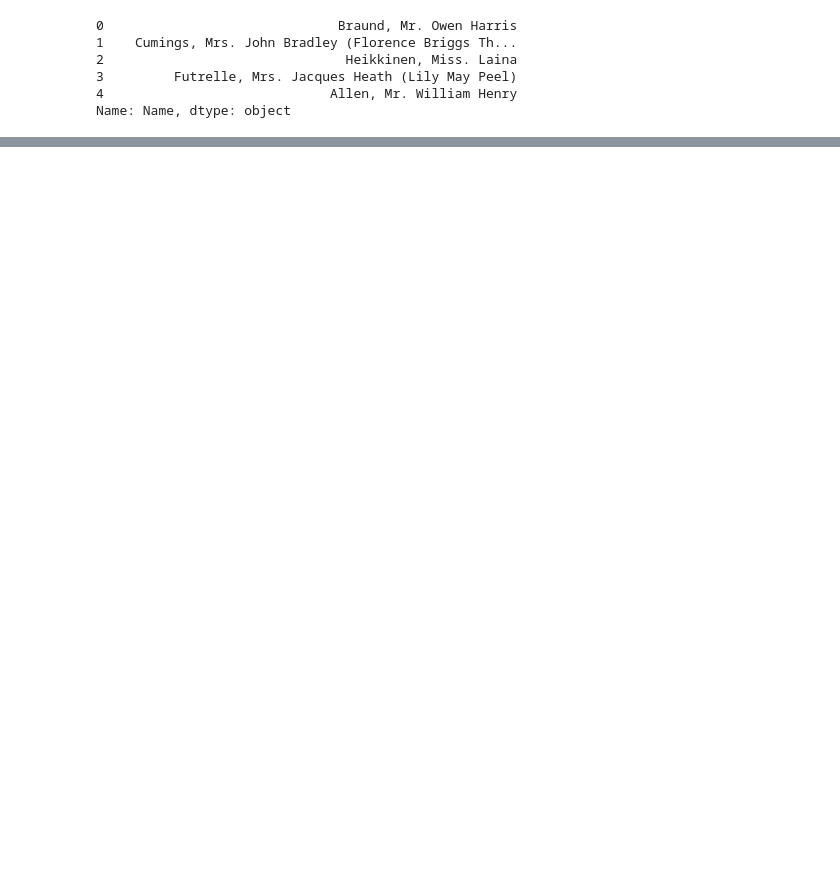
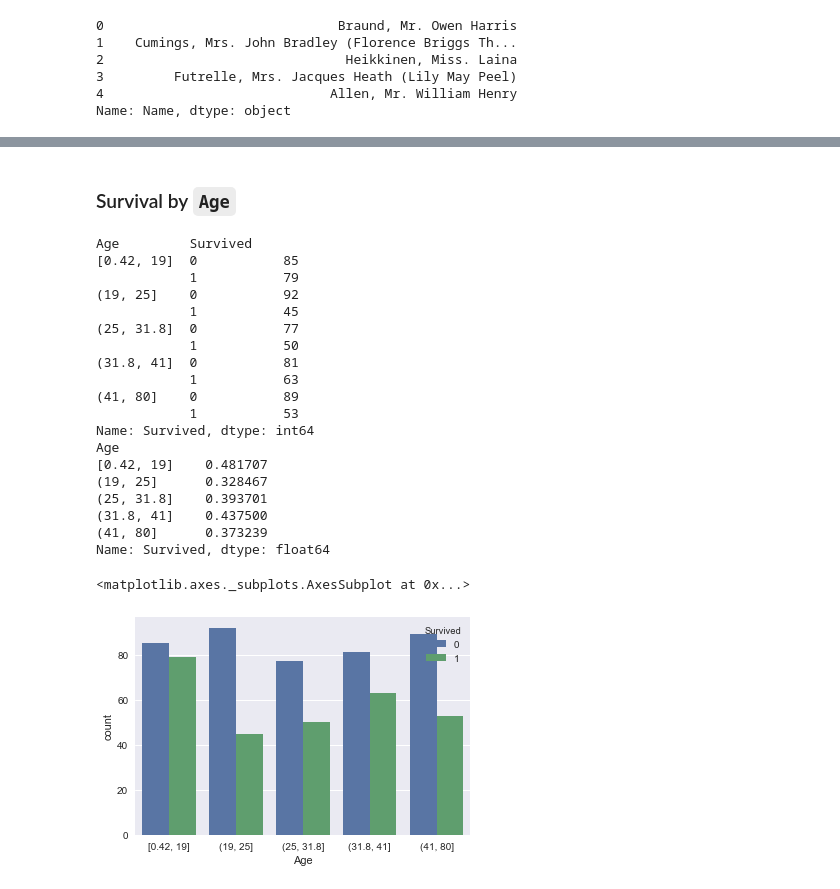
Before and after one commit to rms1000watt/kaggle, a Jupyter notebook: titanic/main.ipynb, the cells around one changed output, grey strips where cells are left out. Saved outputs shown, nothing was run; the diff lists cells and outputs as text; code cells hidden in the pictures; blank space fills up the shorter version.

```diff
--- a/titanic/main.ipynb
+++ b/titanic/main.ipynb
@@ -177,0 +167,26 @@ sns.countplot(pd.qcut(train['Name_Len'],5), hue=train['Survived'])
+# %% [markdown]
+### Survival by `Age`
+# %%
+groupbyCutSummary(train['Survived'], train['Age'], 5)
+# %% [output]
+Age         Survived
+[0.42, 19]  0           85
+            1           79
+(19, 25]    0           92
+            1           45
+(25, 31.8]  0           77
+            1           50
+(31.8, 41]  0           81
+            1           63
+(41, 80]    0           89
+            1           53
+Name: Survived, dtype: int64
+Age
+[0.42, 19]    0.481707
+(19, 25]      0.328467
+(25, 31.8]    0.393701
+(31.8, 41]    0.437500
+(41, 80]      0.373239
+Name: Survived, dtype: float64
+<matplotlib.axes._subplots.AxesSubplot at 0x...>
+[figure, added]
```
Also changed, not shown: parts of 39 cells of this notebook.
